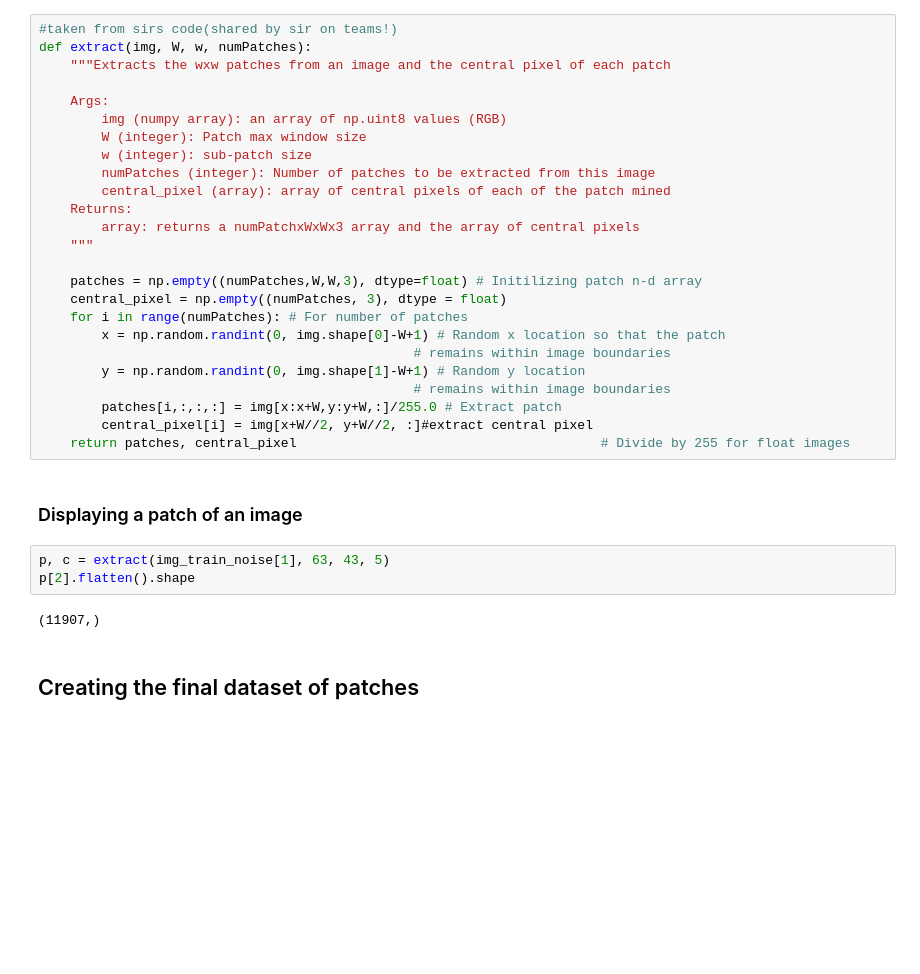
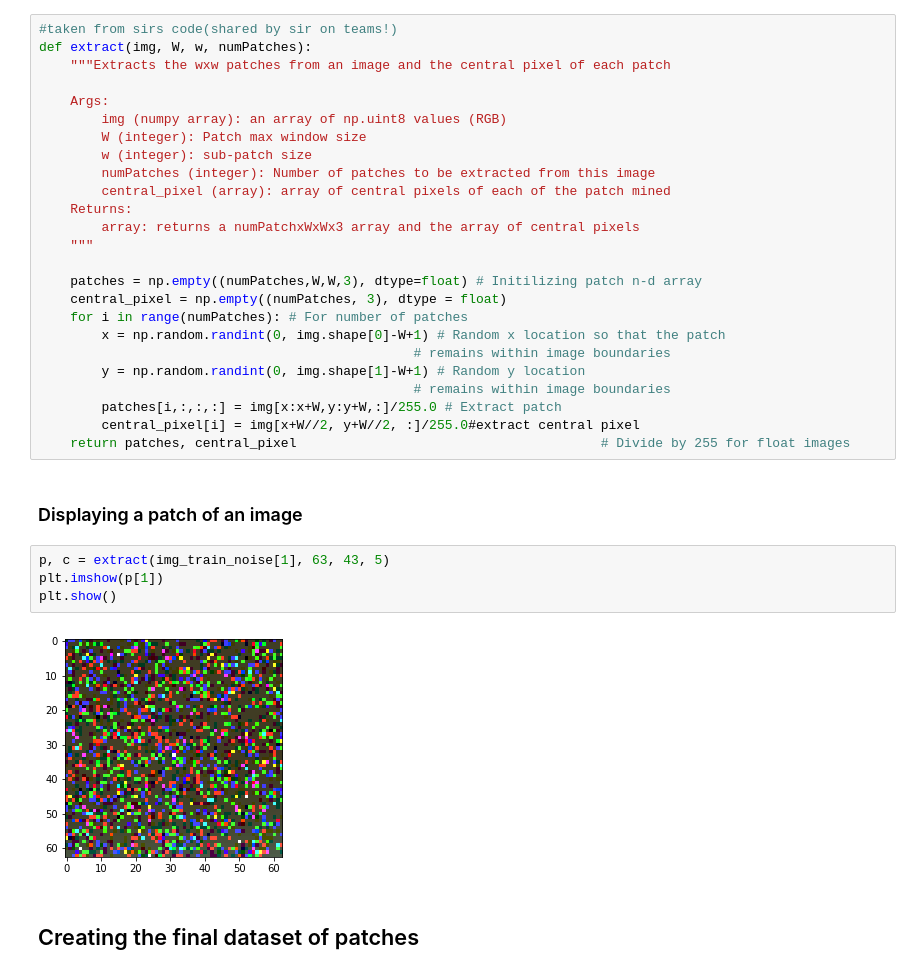
Before and after one commit to Rohit01-zoey/EE610-Image-Processing, a Jupyter notebook: Assignment2/Assignment2.ipynb, the cells around one changed output. Saved outputs shown, nothing was run; the diff lists cells and outputs as text; blank space fills up the shorter version.

```diff
--- a/Assignment2/Assignment2.ipynb
+++ b/Assignment2/Assignment2.ipynb
@@ -162,15 +171,16 @@ def extract(img, W, w, numPatches):
         y = np.random.randint(0, img.shape[1]-W+1) # Random y location
                                                 # remains within image boundaries
         patches[i,:,:,:] = img[x:x+W,y:y+W,:]/255.0 # Extract patch
-        central_pixel[i] = img[x+W//2, y+W//2, :]#extract central pixel
+        central_pixel[i] = img[x+W//2, y+W//2, :]/255.0#extract central pixel
     return patches, central_pixel                                       # Divide by 255 for float images
 # %% [markdown]
 ### Displaying a patch of an image
 # %%
 p, c = extract(img_train_noise[1], 63, 43, 5)
-p[2].flatten().shape
+plt.imshow(p[1])
+plt.show()
 # %% [output]
-(11907,)
+[figure, added]
 # %% [markdown]
 ## Creating the final dataset of patches
 # %%
```
Also changed, not shown: parts of 26 cells of this notebook.
